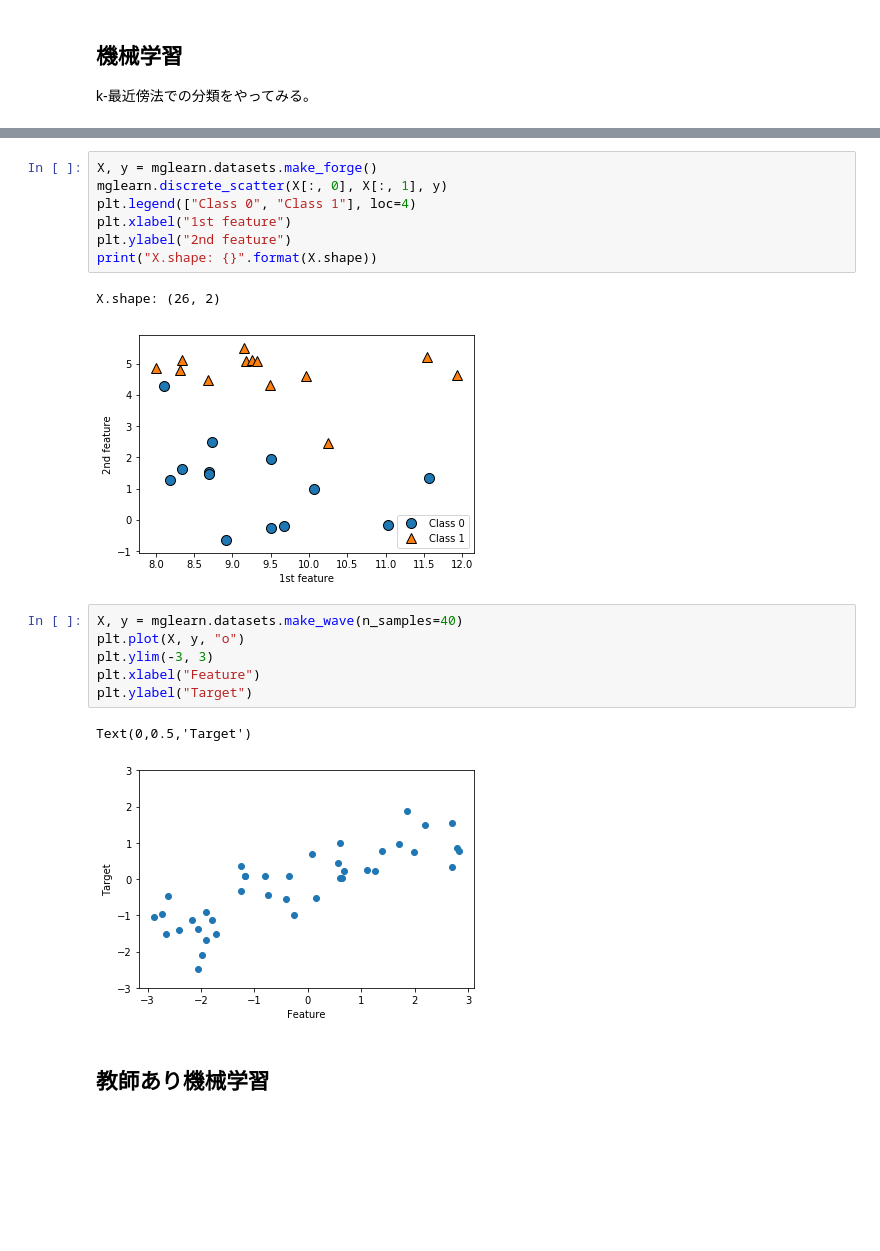
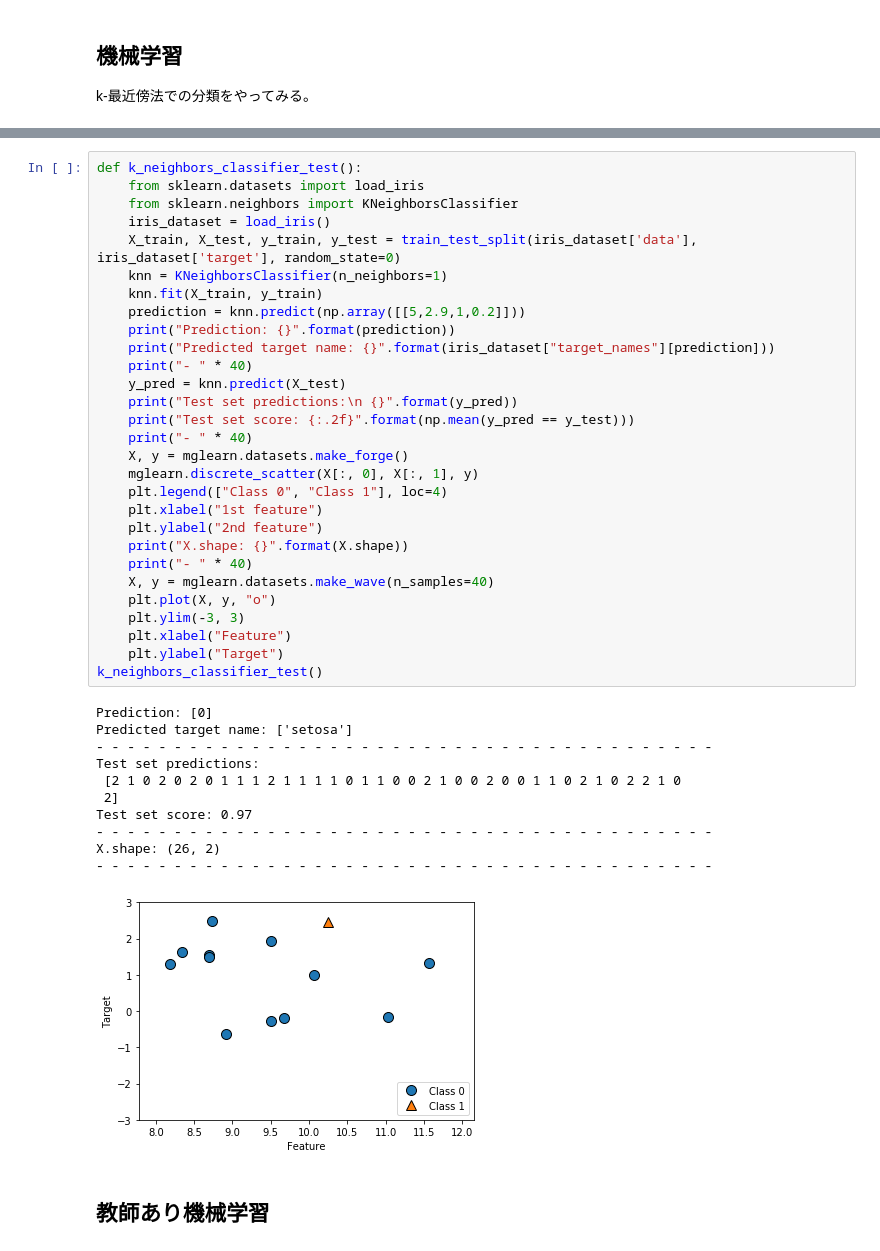
Before and after one commit to zurustar/TIL, a Jupyter notebook: ML/Pythonではじめる機械学習.ipynb, the cells around one changed output, grey strips where cells are left out. Saved outputs shown, nothing was run; the diff lists cells and outputs as text; blank space fills up the shorter version.

```diff
--- a/ML/Pythonではじめる機械学習.ipynb
+++ b/ML/Pythonではじめる機械学習.ipynb
@@ -155,22 +78,44 @@ Test set score: 0.97
-# %%
-X, y = mglearn.datasets.make_forge()
-mglearn.discrete_scatter(X[:, 0], X[:, 1], y)
-plt.legend(["Class 0", "Class 1"], loc=4)
-plt.xlabel("1st feature")
-plt.ylabel("2nd feature")
-print("X.shape: {}".format(X.shape))
-# %% [output]
-X.shape: (26, 2)
-[figure, removed]
-# %%
-X, y = mglearn.datasets.make_wave(n_samples=40)
-plt.plot(X, y, "o")
-plt.ylim(-3, 3)
-plt.xlabel("Feature")
-plt.ylabel("Target")
-# %% [output]
-Text(0,0.5,'Target')
-[figure, removed]
+# %%
+def k_neighbors_classifier_test():
+    from sklearn.datasets import load_iris
+    from sklearn.neighbors import KNeighborsClassifier
+    iris_dataset = load_iris()
+    X_train, X_test, y_train, y_test = train_test_split(iris_dataset['data'], iris_dataset['target'], random_state=0)
+    knn = KNeighborsClassifier(n_neighbors=1)
+    knn.fit(X_train, y_train)
+    prediction = knn.predict(np.array([[5,2.9,1,0.2]]))
+    print("Prediction: {}".format(prediction))
+    print("Predicted target name: {}".format(iris_dataset["target_names"][prediction]))
+    print("- " * 40)
+    y_pred = knn.predict(X_test)
+    print("Test set predictions:\n {}".format(y_pred))
+    print("Test set score: {:.2f}".format(np.mean(y_pred == y_test)))
+    print("- " * 40)
+    X, y = mglearn.datasets.make_forge()
+    mglearn.discrete_scatter(X[:, 0], X[:, 1], y)
+    plt.legend(["Class 0", "Class 1"], loc=4)
+    plt.xlabel("1st feature")
+    plt.ylabel("2nd feature")
+    print("X.shape: {}".format(X.shape))
+    print("- " * 40)
+    X, y = mglearn.datasets.make_wave(n_samples=40)
+    plt.plot(X, y, "o")
+    plt.ylim(-3, 3)
+    plt.xlabel("Feature")
+    plt.ylabel("Target")
+k_neighbors_classifier_test()
+# %% [output]
+Prediction: [0]
+Predicted target name: ['setosa']
+- - - - - - - - - - - - - - - - - - - - - - - - - - - - - - - - - - - - - - - -
+Test set predictions:
+ [2 1 0 2 0 2 0 1 1 1 2 1 1 1 1 0 1 1 0 0 2 1 0 0 2 0 0 1 1 0 2 1 0 2 2 1 0
+ 2]
+Test set score: 0.97
+- - - - - - - - - - - - - - - - - - - - - - - - - - - - - - - - - - - - - - - -
+X.shape: (26, 2)
+- - - - - - - - - - - - - - - - - - - - - - - - - - - - - - - - - - - - - - - -
+[figure, added]
 # %% [markdown]
 ## 教師あり機械学習
 # %%
```
Also changed, not shown: parts of 37 cells of this notebook.
